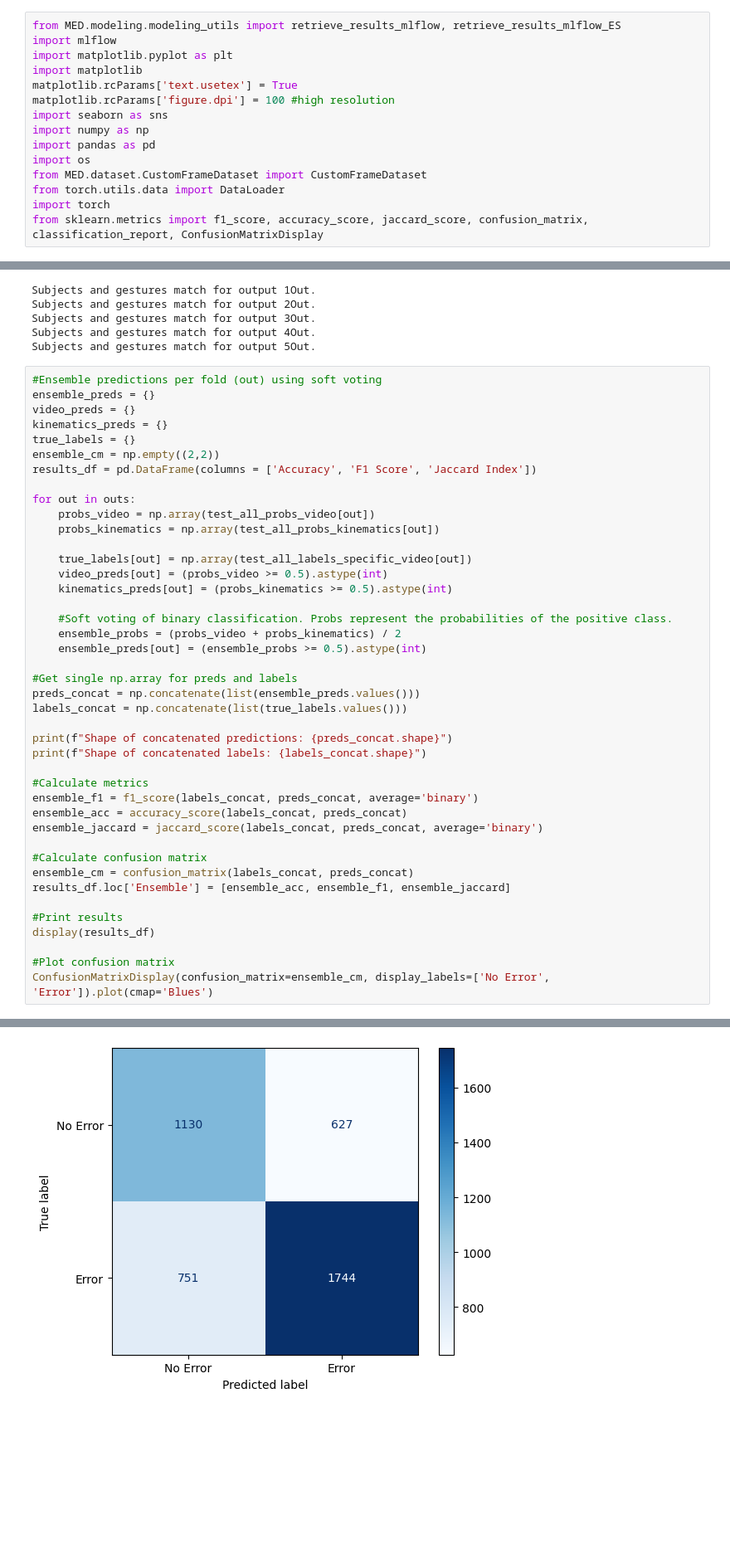
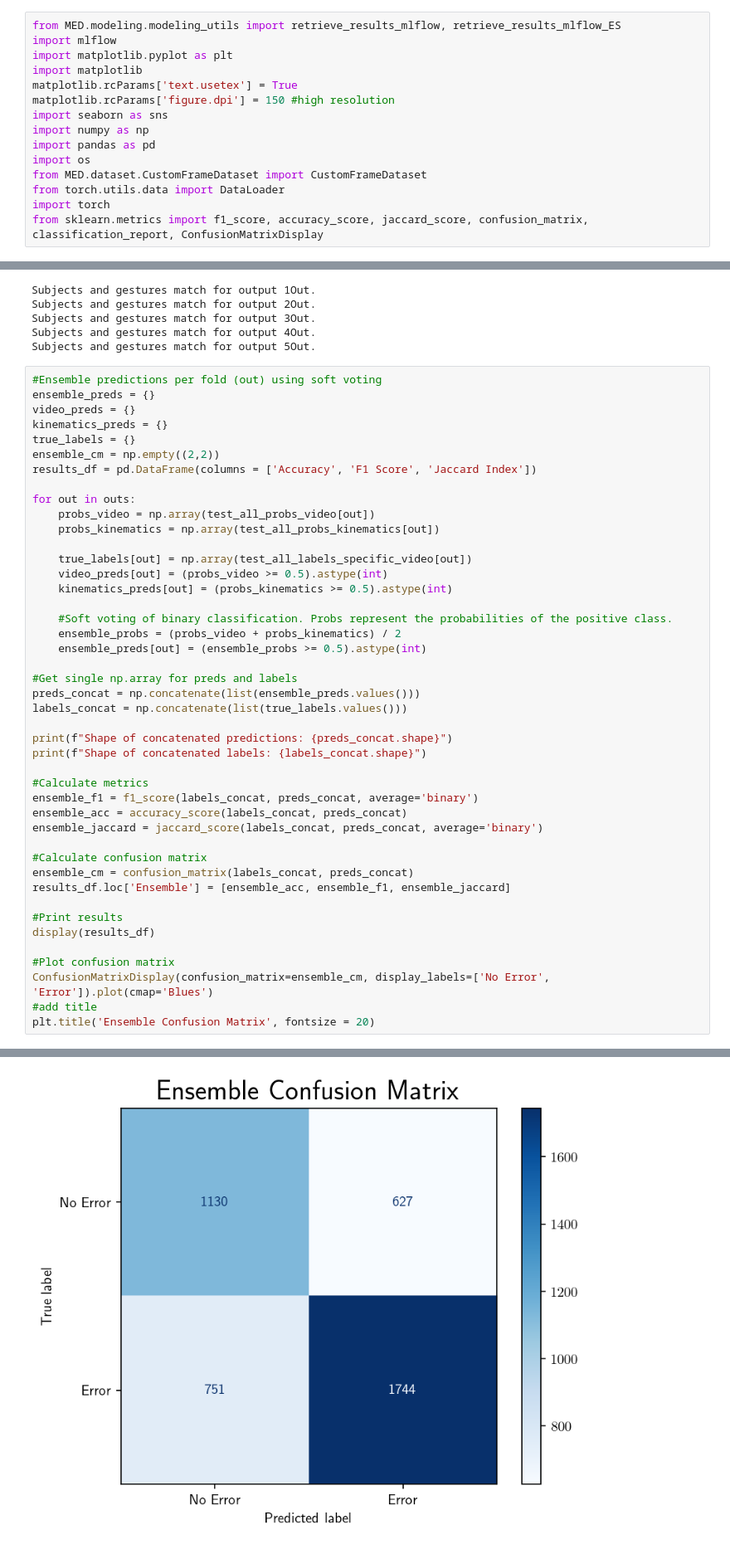
Before and after one commit to GonzaloPlaaza/Multimodal-Error-Detection, a Jupyter notebook: ensemble.ipynb, the cells around one changed output, grey strips where cells are left out. Shown: that part at 83% size. Cells and saved outputs as stored; diff of their text form; blank space fills up the shorter version.

```diff
--- a/ensemble.ipynb
+++ b/ensemble.ipynb
@@ -4,7 +4,7 @@ import mlflow
 import matplotlib.pyplot as plt
 import matplotlib
 matplotlib.rcParams['text.usetex'] = True
-matplotlib.rcParams['figure.dpi'] = 100 #high resolution
+matplotlib.rcParams['figure.dpi'] = 150 #high resolution
 import seaborn as sns
 import numpy as np
 import pandas as pd
@@ -147,6 +148,8 @@ display(results_df)
 
 #Plot confusion matrix
 ConfusionMatrixDisplay(confusion_matrix=ensemble_cm, display_labels=['No Error', 'Error']).plot(cmap='Blues')
+#add title
+plt.title('Ensemble Confusion Matrix', fontsize = 20)
 # %% [output]
 Shape of concatenated predictions: (4252,)
 Shape of concatenated labels: (4252,)
@@ -156,4 +159,4 @@ Shape of concatenated labels: (4252,)
-[figure, old version]
+[figure, new version]
 # %%
 #Plot distribution of prediction probabilities per folds
 #2 columns (video, kinematics) and 5 columns (outs)
```
Also changed, not shown: parts of 3 cells of this notebook, 50 other files.
